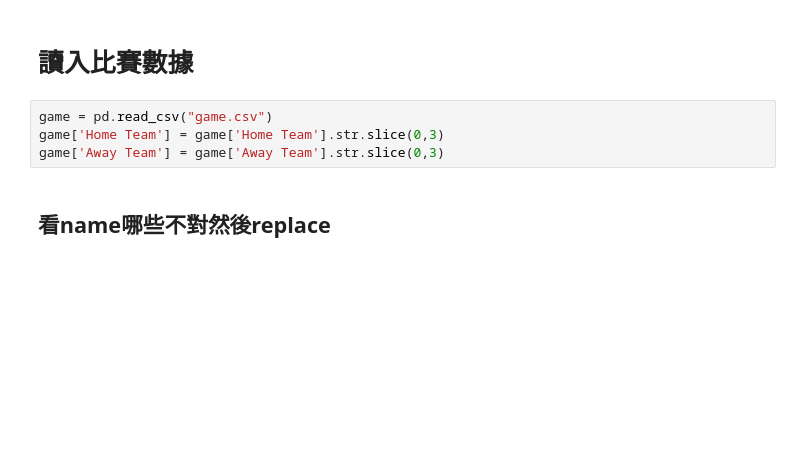
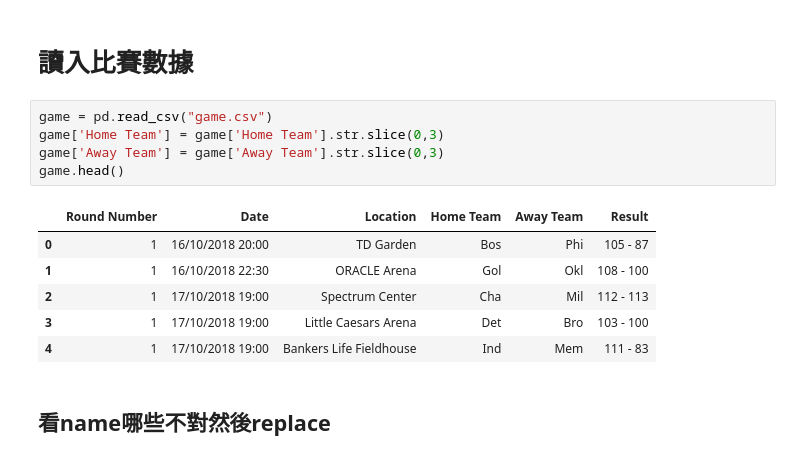
Before and after one commit to h30306/Learning-Notes, a Jupyter notebook: data-mining/decision-tree/d-tree NBA.ipynb, the cells around one changed output. Saved outputs shown, nothing was run; the diff lists cells and outputs as text; blank space fills up the shorter version.

```diff
--- a/data-mining/decision-tree/d-tree NBA.ipynb
+++ b/data-mining/decision-tree/d-tree NBA.ipynb
@@ -157,7 +165,15 @@ res.head()
 # %%
 game = pd.read_csv("game.csv")
 game['Home Team'] = game['Home Team'].str.slice(0,3)
 game['Away Team'] = game['Away Team'].str.slice(0,3)
+game.head()
+# %% [output]
+|  | Round Number | Date | Location | Home Team | Away Team | Result |
+| 0 | 1 | 16/10/2018 20:00 | TD Garden | Bos | Phi | 105 - 87 |
+| 1 | 1 | 16/10/2018 22:30 | ORACLE Arena | Gol | Okl | 108 - 100 |
+| 2 | 1 | 17/10/2018 19:00 | Spectrum Center | Cha | Mil | 112 - 113 |
+| 3 | 1 | 17/10/2018 19:00 | Little Caesars Arena | Det | Bro | 103 - 100 |
+| 4 | 1 | 17/10/2018 19:00 | Bankers Life Fieldhouse | Ind | Mem | 111 - 83 |
 # %% [markdown]
 ## 看name哪些不對然後replace
 # %%
```
Also changed, not shown: parts of 4 cells of this notebook.
